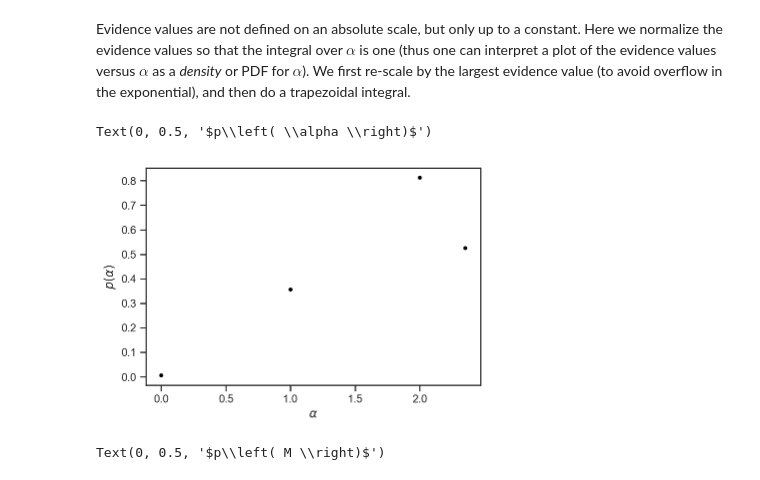
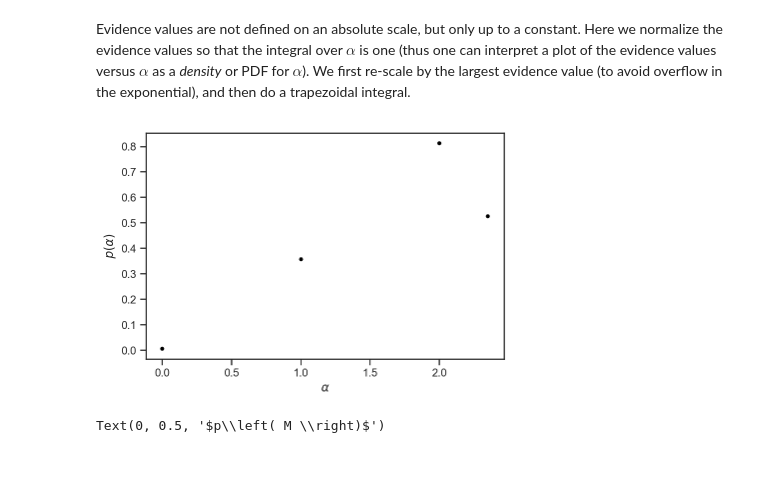
Before and after one commit to farr/ClusterBHGW, a Jupyter notebook: Populations.ipynb, the cells around one changed output. Saved outputs shown, nothing was run; the diff lists cells and outputs as text; code cells hidden in the pictures.

```diff
--- a/Populations.ipynb
+++ b/Populations.ipynb
@@ -222,11 +222,13 @@ for k in logevs.keys():
 # %%
 plot(list(logevs.keys()), exp(list(logevs.values())), '.k')
 
 xlabel(r'$\alpha$')
 ylabel(r'$p\left( \alpha \right)$')
+
+tight_layout()
+savefig('alpha.pdf')
 # %% [output]
-Text(0, 0.5, '$p\\left( \\alpha \\right)$')
-[figure, old version]
+[figure, new version]
 # %%
 for k, c in clusters.items():
     sns.distplot(c['m1']+c['m2'], label=str(k))
```
